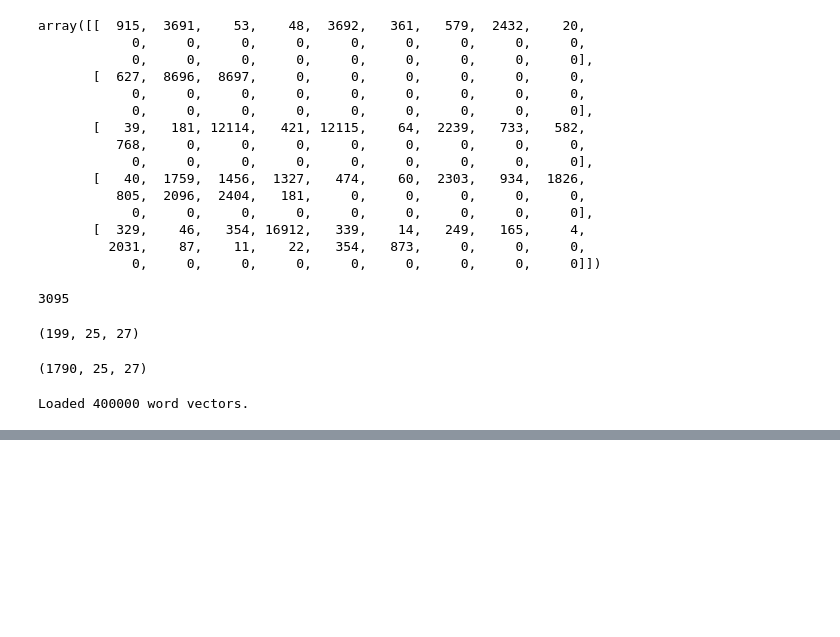
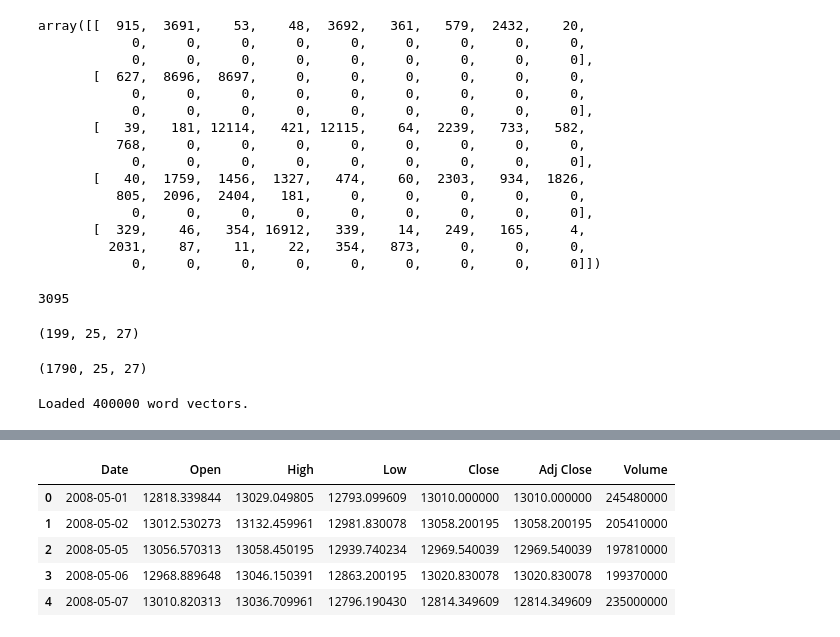
Before and after one commit to vishnugopu/Stock_predictions, a Jupyter notebook: StockPredictions.ipynb, the cells around one changed output, grey strips where cells are left out. Cells and saved outputs as stored; diff of their text form; code cells hidden in the pictures; blank space fills up the shorter version.

```diff
--- a/StockPredictions.ipynb
+++ b/StockPredictions.ipynb
@@ -203,0 +228,12 @@ Loaded 400000 word vectors.
+# %%
+dj_long=pd.read_csv('C:\\Users\\Vsh\\Documents\\data\\Stock_predictions\\^DJI.csv')
+nrows_dj_long=dj_long['Date'].count()
+dj_long.index = range(nrows_dj_long)
+dj_long.head()
+# %% [output]
+|  | Date | Open | High | Low | Close | Adj Close | Volume |
+| 0 | 2008-05-01 | 12818.339844 | 13029.049805 | 12793.099609 | 13010.000000 | 13010.000000 | 245480000 |
+| 1 | 2008-05-02 | 13012.530273 | 13132.459961 | 12981.830078 | 13058.200195 | 13058.200195 | 205410000 |
+| 2 | 2008-05-05 | 13056.570313 | 13058.450195 | 12939.740234 | 12969.540039 | 12969.540039 | 197810000 |
+| 3 | 2008-05-06 | 12968.889648 | 13046.150391 | 12863.200195 | 13020.830078 | 13020.830078 | 199370000 |
+| 4 | 2008-05-07 | 13010.820313 | 13036.709961 | 12796.190430 | 12814.349609 | 12814.349609 | 235000000 |
```
Also changed, not shown: parts of 6 cells of this notebook.
